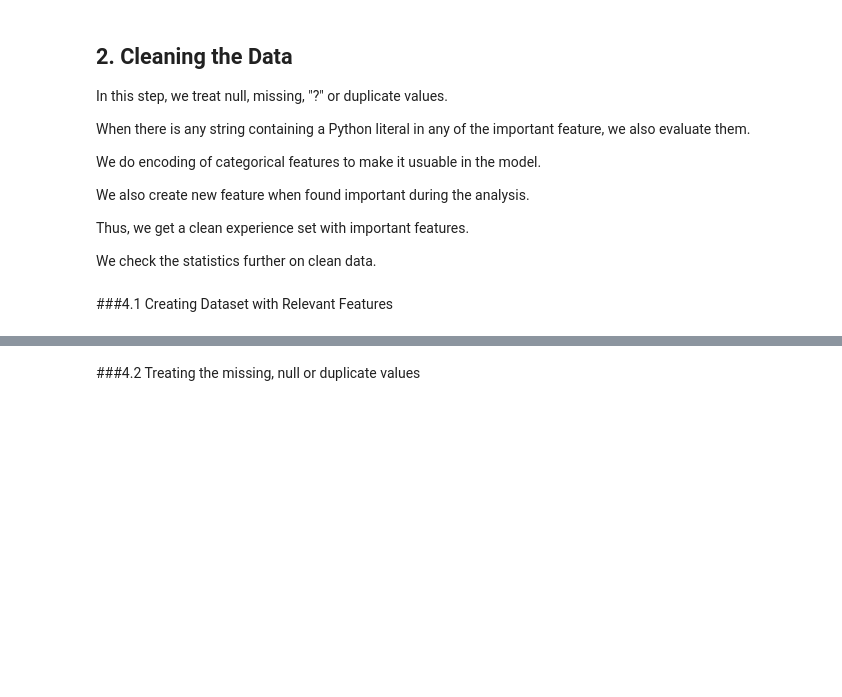
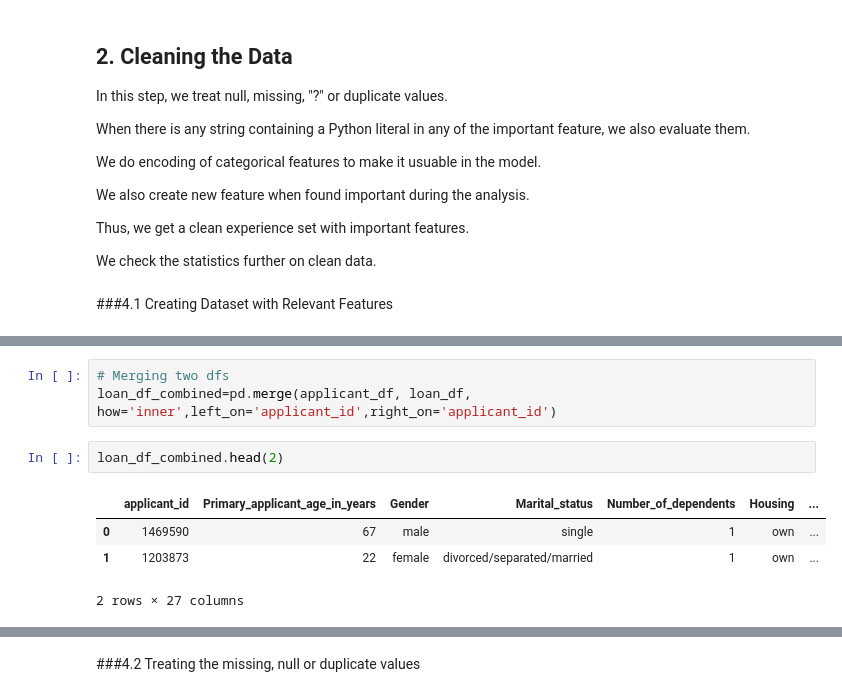
Before and after one commit to prabirdeb/Credit_Risk_Reunion, a Jupyter notebook: Credit_Risk_ML.ipynb, the cells around one changed output, grey strips where cells are left out. Drawn from its saved outputs; the diff is of its cells as text; blank space fills up the shorter version.

```diff
--- a/Credit_Risk_ML.ipynb
+++ b/Credit_Risk_ML.ipynb
@@ -81,0 +109,10 @@ We check the statistics further on clean data.
+# %%
+# Merging two dfs
+loan_df_combined=pd.merge(applicant_df, loan_df, how='inner',left_on='applicant_id',right_on='applicant_id')
+# %%
+loan_df_combined.head(2)
+# %% [output]
+|  | applicant_id | Primary_applicant_age_in_years | Gender | Marital_status | Number_of_dependents | Housing | ... |
+| 0 | 1469590 | 67 | male | single | 1 | own | ... |
+| 1 | 1203873 | 22 | female | divorced/separated/married | 1 | own | ... |
+2 rows × 27 columns
```
Also changed, not shown: parts of 125 cells of this notebook.
